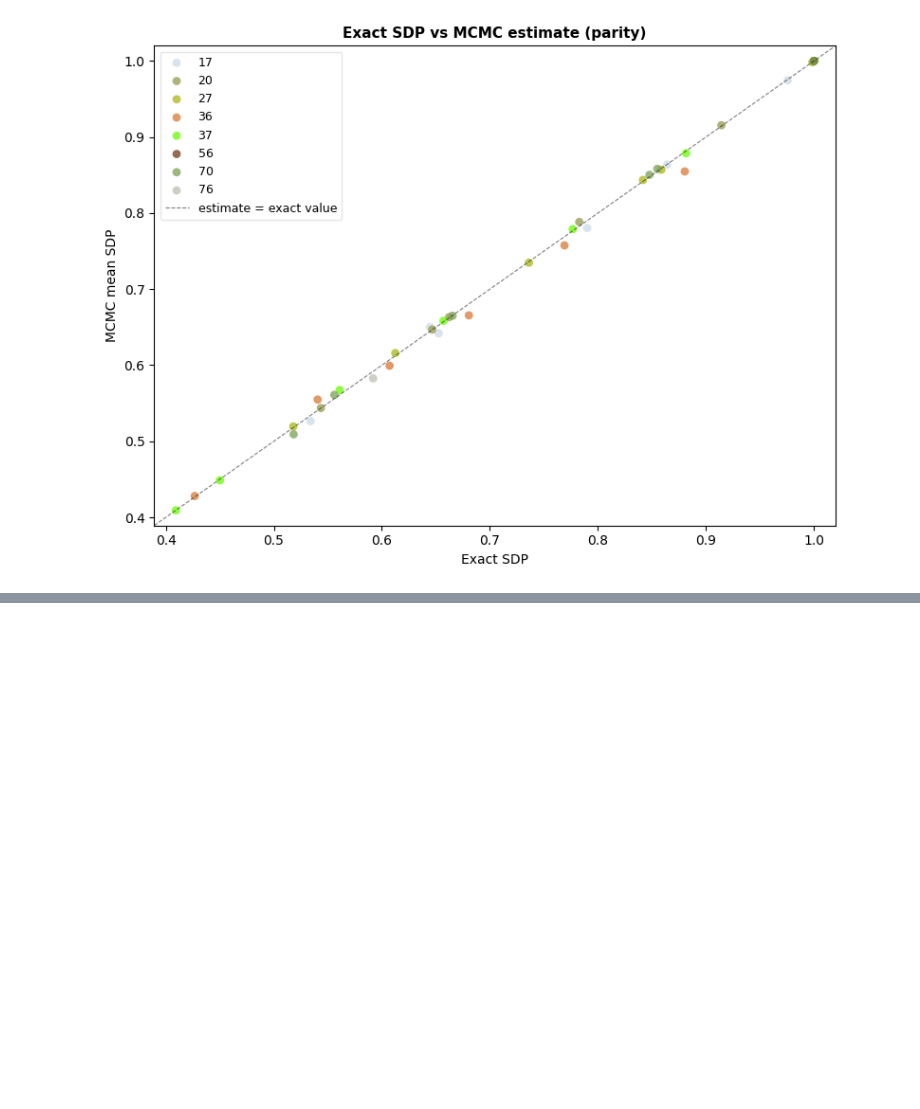
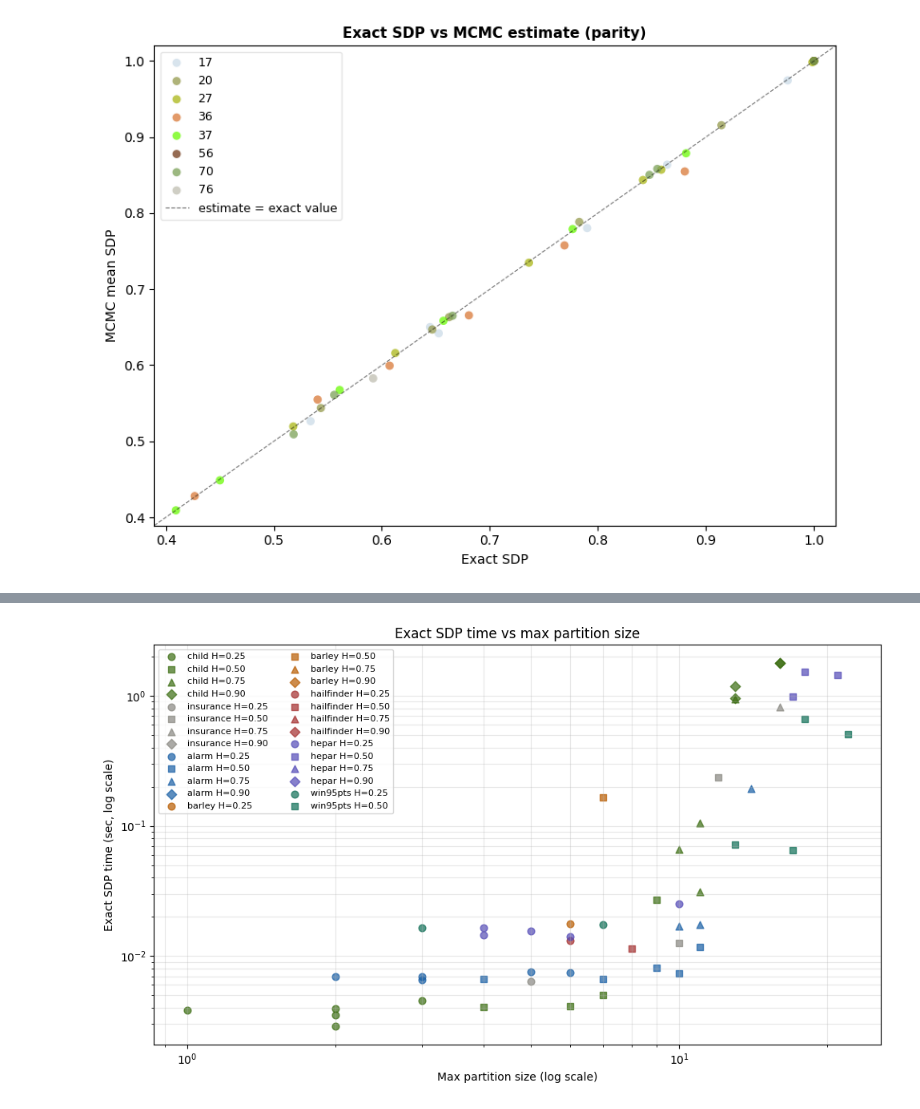
Before and after one commit to jpafcampos/explaining-BNs, a Jupyter notebook: src/benchmark_results_analysis.ipynb, the cells around one changed output, grey strips where cells are left out. Drawn from its saved outputs; the diff is of its cells as text; code cells hidden in the pictures; blank space fills up the shorter version.

```diff
--- a/src/benchmark_results_analysis.ipynb
+++ b/src/benchmark_results_analysis.ipynb
@@ -142,0 +548,24 @@ plt.show()
+# %%
+# plot time versus max partition size, with points colored by network and shaped by H_Ratio
+fig, ax = plt.subplots(figsize=(10, 6))
+for net in df['Network'].unique():
+    for hr in df['H_Ratio'].unique():
+        sub = df[(df['Network'] == net) & (df['H_Ratio'] == hr)]
+        if len(sub) == 0:
+            continue
+        ax.scatter(sub['Max_Partition_Size'], sub['Exact_Time_sec'],
+                   color=net_colors[net], marker=h_markers.get(hr, 'o'),
+                   alpha=0.7, s=40, label=f"{net} H={hr:.2f}")
+ax.set_xscale('log')
+ax.set_yscale('log')
+ax.set_xlabel('Max partition size (log scale)')
+ax.set_ylabel('Exact SDP time (sec, log scale)')
+ax.set_title('Exact SDP time vs max partition size')
+handles, labels = ax.get_legend_handles_labels()
+by_label = dict(zip(labels, handles))
+ax.legend(by_label.values(), by_label.keys(), fontsize=8, ncol=2)
+ax.grid(True, alpha=0.3, which='both')
+plt.tight_layout()
+plt.show()
+# %% [output]
+[figure, added]
```
Also changed, not shown: parts of 12 cells of this notebook, 28 other files.
